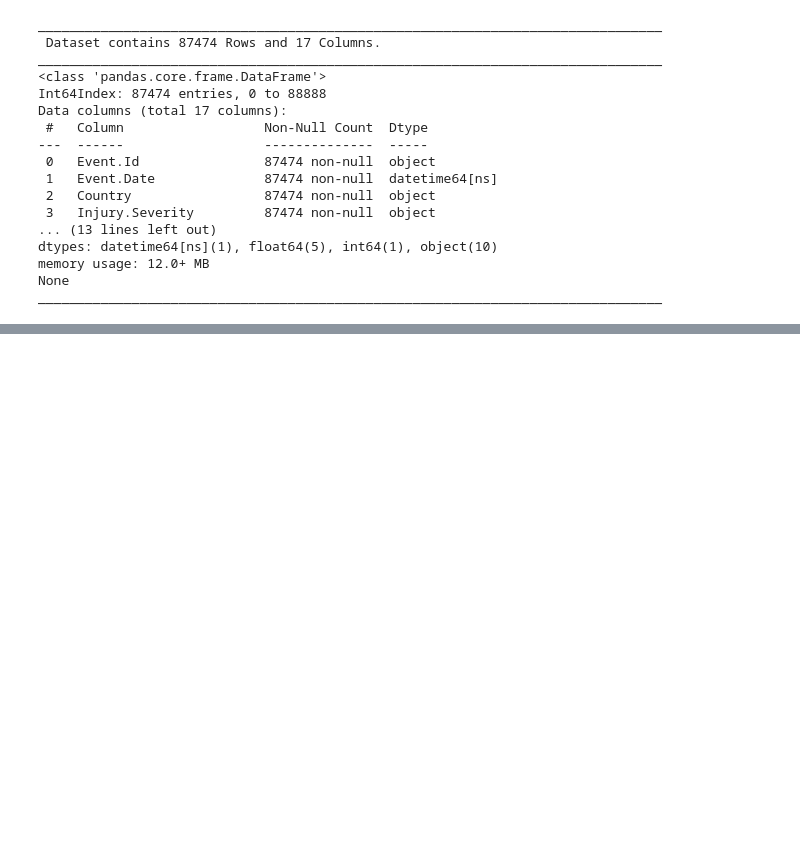
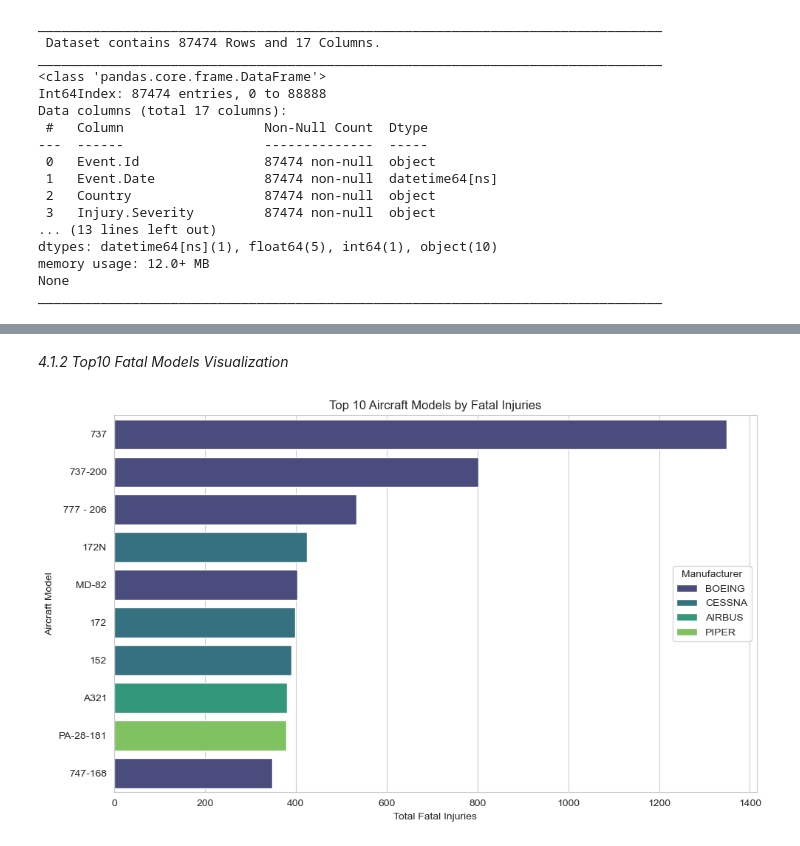
Before and after one commit to KaiFa254/Aviation-Accidents-Analysis-School-Project, a Jupyter notebook: Aviation_risk_analysis_notebook.ipynb, the cells around one changed output, grey strips where cells are left out. Cells and saved outputs as stored; diff of their text form; code cells hidden in the pictures; blank space fills up the shorter version.

Commit message:
Data Analysis -Fatal Accidents by Aircraft Models

```diff
--- a/Aviation_risk_analysis_notebook.ipynb
+++ b/Aviation_risk_analysis_notebook.ipynb
@@ -307,0 +310,5 @@ ________________________________________________________________________________
+# %%
+#set visualization style
+
+sns.set_style("whitegrid")
+plt.rcParams["figure.figsize"] =(10,6)
@@ -307,0 +317,13 @@ ________________________________________________________________________________
+# %%
+# Selecting fatal accidents only to concentrate the High-Risk accidents.
+
+fatal_accidents_df=clean_df[clean_df["Injury.Severity"].str.startswith("FATAL")]
+
+#group by Make and Model
+
+fatal_by_make_model_grouped =(fatal_accidents_df.groupby(["Make","Model"]).agg({"Total.Fatal.Injuries": 'sum'}).sort_values(by="Total.Fatal.Injuries",ascending=False).reset_index())
+
+#top 10 deadliest aircrafts
+Top_10_fatal_Models = fatal_by_make_model_grouped.head(10)
+
+Top_10_fatal_Models
@@ -307,0 +342,17 @@ ________________________________________________________________________________
+# %% [markdown]
+*4.1.2 Top10 Fatal Models Visualization*
+# %%
+#Bar plot of top 10
+
+sns.barplot(data=Top_10_fatal_Models,
+            x="Total.Fatal.Injuries",
+            y="Model",hue="Make",
+            dodge=False,
+            palette="viridis")
+plt.title("Top 10 Aircraft Models by Fatal Injuries")
+plt.xlabel("Total Fatal Injuries")
+plt.ylabel("Aircraft Model")
+plt.legend(title="Manufacturer")
+plt.tight_layout()
+# %% [output]
+[figure, added]
```
Also changed, not shown: parts of 4 cells of this notebook.
